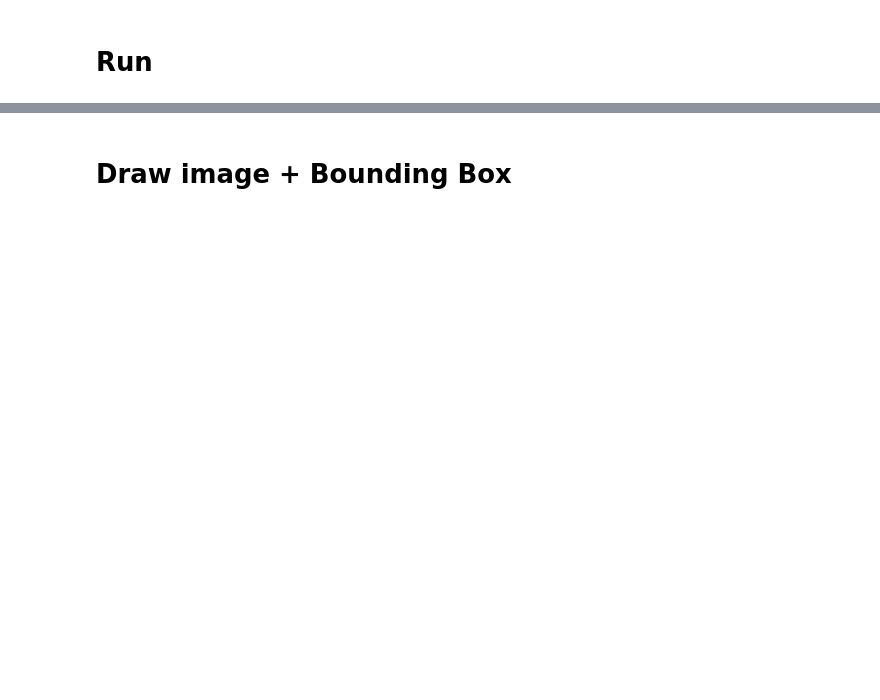
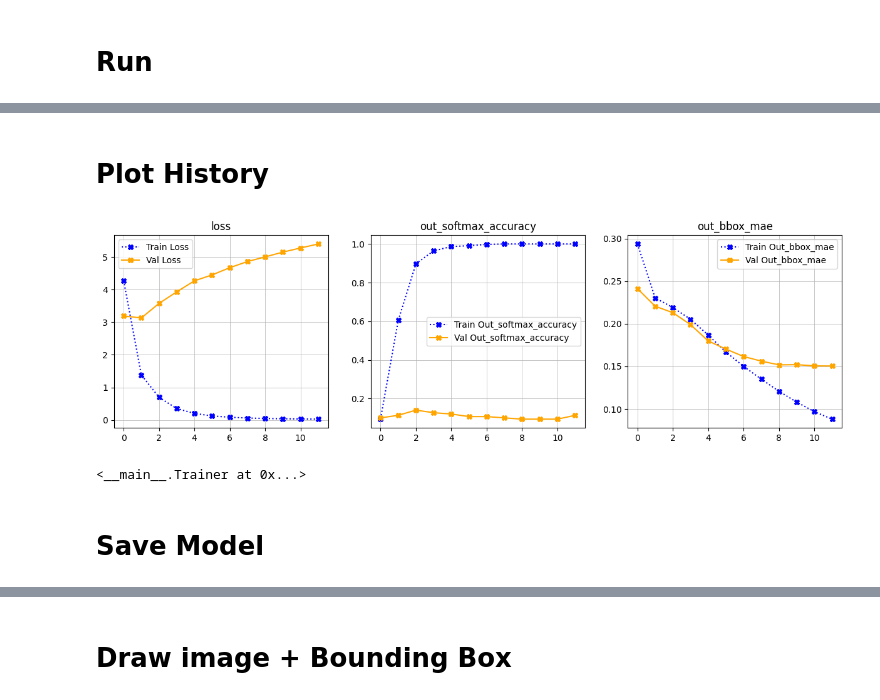
Before and after one commit to 0r4nd/HandwritingRecognition, a Jupyter notebook: notebooks/HandwritingRecognition.ipynb, the cells around one changed output, grey strips where cells are left out. Cells and saved outputs as stored; diff of their text form; code cells hidden in the pictures; blank space fills up the shorter version.

```diff
--- a/notebooks/HandwritingRecognition.ipynb
+++ b/notebooks/HandwritingRecognition.ipynb
@@ -1305,0 +1264,9 @@ trainer.evaluate()
+# %% [markdown]
+# Plot History
+# %%
+trainer.plot_history()
+# %% [output]
+[figure, added]
+<__main__.Trainer at 0x...>
+# %% [markdown]
+# Save Model
```
Also changed, not shown: parts of 17 cells of this notebook.
